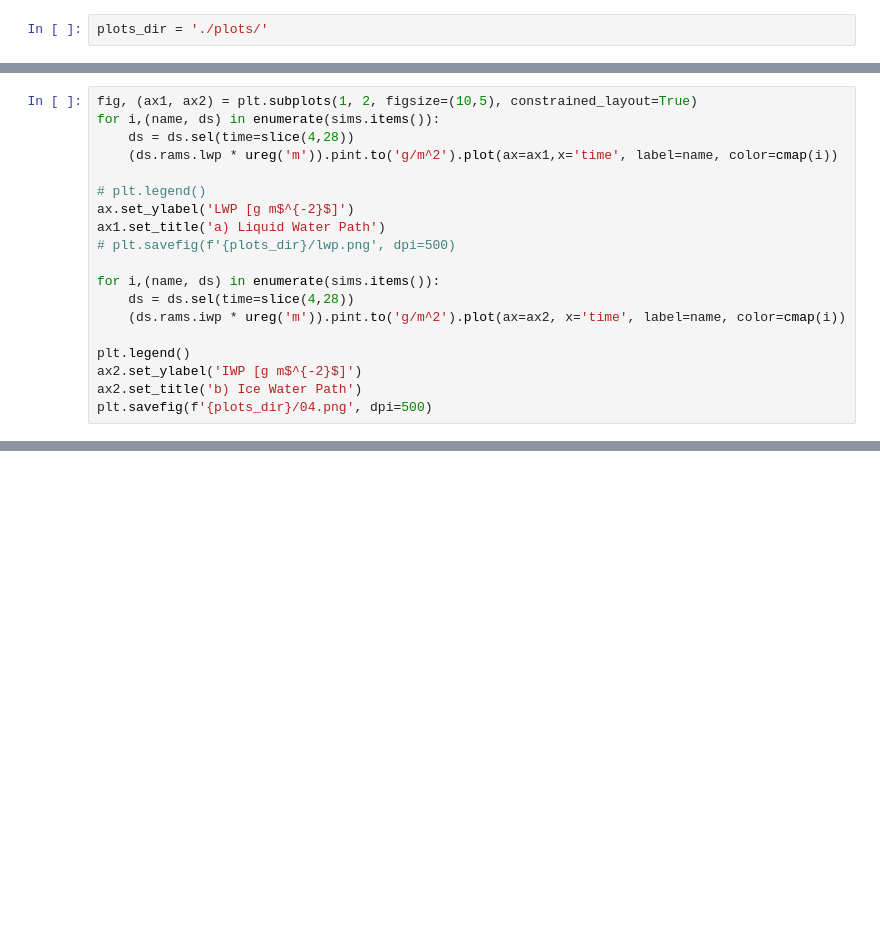
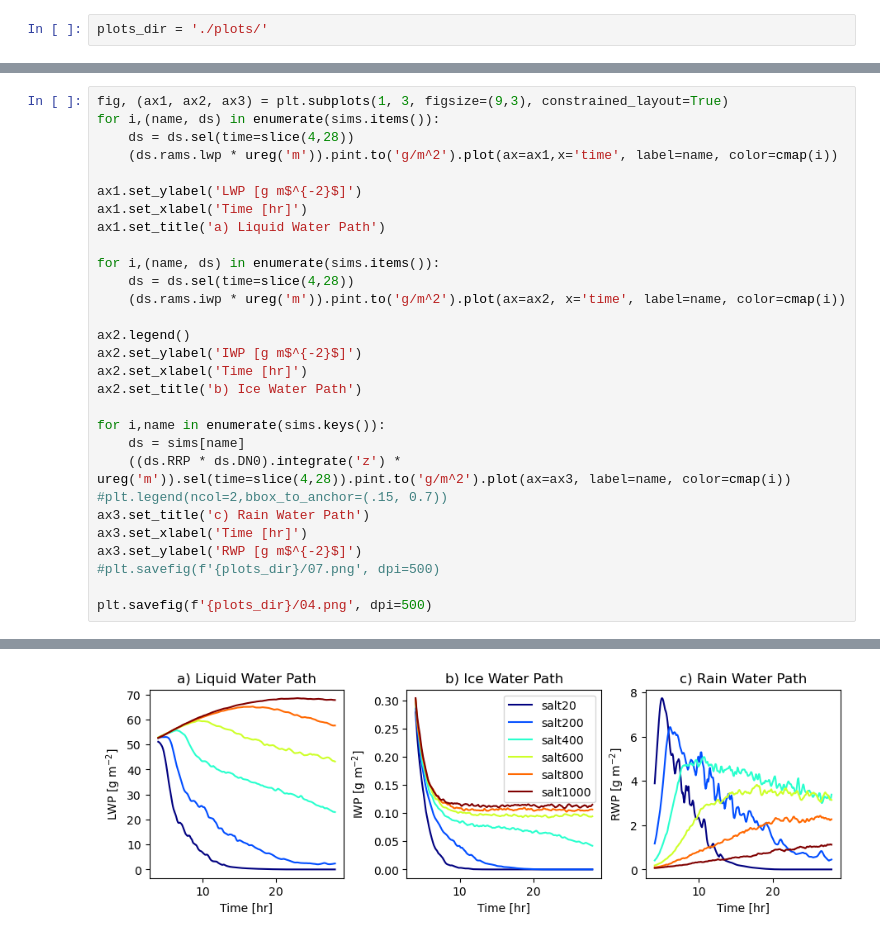
Before and after one commit to lsterzinger/sterzinger-igel-2023-scripts, a Jupyter notebook: 02-all-other-figures.ipynb, the cells around one changed output, grey strips where cells are left out. Saved outputs shown, nothing was run; the diff lists cells and outputs as text; blank space fills up the shorter version.

```diff
--- a/02-all-other-figures.ipynb
+++ b/02-all-other-figures.ipynb
@@ -90,19 +115,30 @@ plt.savefig(f'{plots_dir}/03b.png', dpi=500)
 # %%
-fig, (ax1, ax2) = plt.subplots(1, 2, figsize=(10,5), constrained_layout=True)
+fig, (ax1, ax2, ax3) = plt.subplots(1, 3, figsize=(9,3), constrained_layout=True)
 for i,(name, ds) in enumerate(sims.items()):
     ds = ds.sel(time=slice(4,28))
     (ds.rams.lwp * ureg('m')).pint.to('g/m^2').plot(ax=ax1,x='time', label=name, color=cmap(i))
 
-# plt.legend()
-ax.set_ylabel('LWP [g m$^{-2}$]')
+ax1.set_ylabel('LWP [g m$^{-2}$]')
+ax1.set_xlabel('Time [hr]')
 ax1.set_title('a) Liquid Water Path')
-# plt.savefig(f'{plots_dir}/lwp.png', dpi=500)
 
 for i,(name, ds) in enumerate(sims.items()):
     ds = ds.sel(time=slice(4,28))
     (ds.rams.iwp * ureg('m')).pint.to('g/m^2').plot(ax=ax2, x='time', label=name, color=cmap(i))
 
-plt.legend()
+ax2.legend()
 ax2.set_ylabel('IWP [g m$^{-2}$]')
+ax2.set_xlabel('Time [hr]')
 ax2.set_title('b) Ice Water Path')
+
+for i,name in enumerate(sims.keys()):
+    ds = sims[name]
+    ((ds.RRP * ds.DN0).integrate('z') * ureg('m')).sel(time=slice(4,28)).pint.to('g/m^2').plot(ax=ax3, label=name, color=cmap(i))
+#plt.legend(ncol=2,bbox_to_anchor=(.15, 0.7))
+ax3.set_title('c) Rain Water Path')
+ax3.set_xlabel('Time [hr]')
+ax3.set_ylabel('RWP [g m$^{-2}$]')
+#plt.savefig(f'{plots_dir}/07.png', dpi=500)
+
 plt.savefig(f'{plots_dir}/04.png', dpi=500)
+# %% [output]
@@ -109 +151,2 @@ plt.savefig(f'{plots_dir}/04.png', dpi=500)
+[figure, added]
 # %%
```
Also changed, not shown: parts of 22 cells of this notebook.
